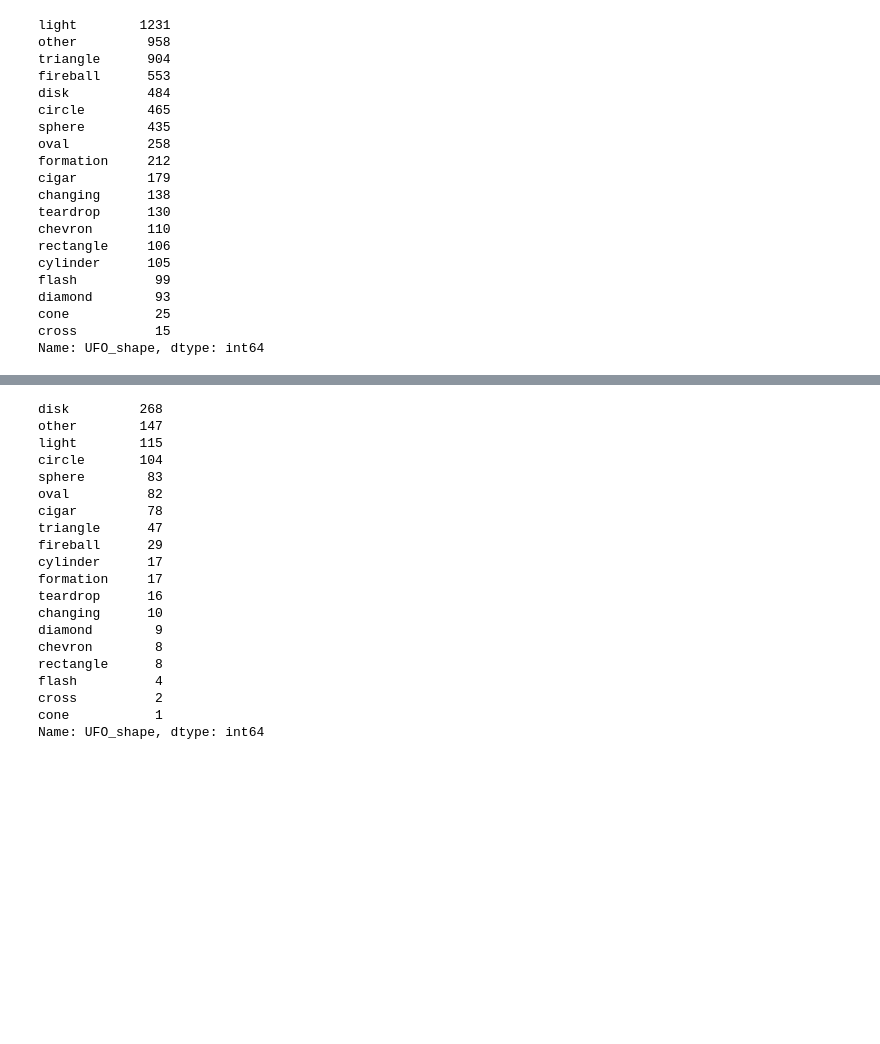
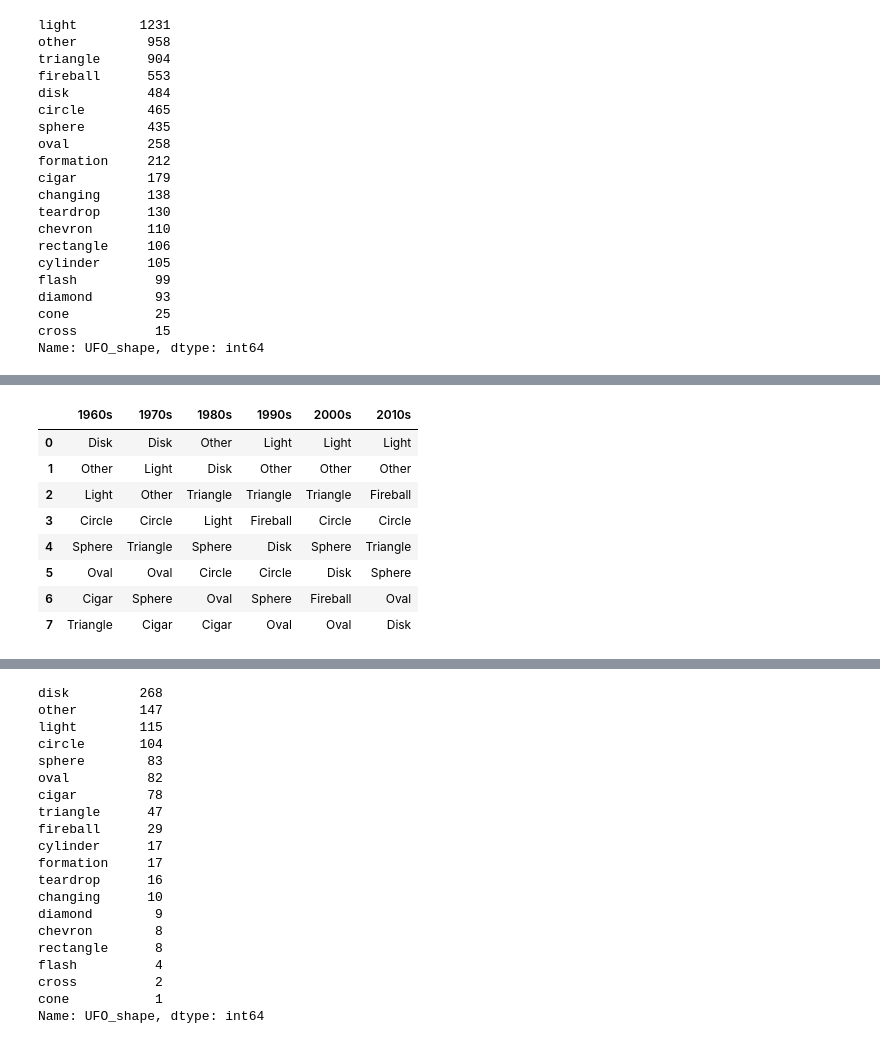
Before and after one commit to abinormal129/SMU-Project-1-UFO-Sightings, a Jupyter notebook: alex_work/decades_to_donutsi.ipynb, the cells around one changed output, grey strips where cells are left out. Drawn from its saved outputs; the diff is of its cells as text; code cells hidden in the pictures; blank space fills up the shorter version.

Commit message:
files/notebooks close to finalized for import into presentation

```diff
--- a/alex_work/decades_to_donutsi.ipynb
+++ b/alex_work/decades_to_donutsi.ipynb
@@ -448,0 +522,38 @@ Name: UFO_shape, dtype: int64
+# %%
+# merge df's into one
+
+df_decade_shape_merge = pd.concat([dropcolumn_1960,
+                                   dropcolumn_1970,
+                                   dropcolumn_1980,
+                                   dropcolumn_1990,
+                                   dropcolumn_2000,
+                                   dropcolumn_2010], axis = 1)
+
+
+
+df_decade_shape_merge = df_decade_shape_merge.style.apply(lambda x: ["background-color: YELLOW" if 'Light' in v else "" for v in x], axis = 1)\
+    .apply(lambda x: ["background-color: SLATEGREY" if 'Other' in v else "" for v in x], axis = 1)\
+            .apply(lambda x: ["background-color: RED" if 'Fireball' in v else "" for v in x], axis = 1)\
+            .apply(lambda x: ["background-color: SKYBLUE" if 'Circle' in v else "" for v in x], axis = 1)\
+            .apply(lambda x: ["background-color: VIOLET" if 'Triangle' in v else "" for v in x], axis = 1)\
+            .apply(lambda x: ["background-color: DODGERBLUE" if 'Sphere' in v else "" for v in x], axis = 1)\
+            .apply(lambda x: ["background-color: CYAN" if 'Oval' in v else "" for v in x], axis = 1)\
+            .apply(lambda x: ["background-color: LIME" if 'Disk' in v else "" for v in x], axis = 1)\
+            .apply(lambda x: ["background-color: PERU" if 'Cigar' in v else "" for v in x], axis = 1)\
+
+
+
+df_decade_shape_merge
+df_decade_shape_merge.to_html("decade_shapes.html")
+# %%
+df_decade_shape_merge
+# %% [output]
+|  | 1960s | 1970s | 1980s | 1990s | 2000s | 2010s |
+| 0 | Disk | Disk | Other | Light | Light | Light |
+| 1 | Other | Light | Disk | Other | Other | Other |
+| 2 | Light | Other | Triangle | Triangle | Triangle | Fireball |
+| 3 | Circle | Circle | Light | Fireball | Circle | Circle |
+| 4 | Sphere | Triangle | Sphere | Disk | Sphere | Triangle |
+| 5 | Oval | Oval | Circle | Circle | Disk | Sphere |
+| 6 | Cigar | Sphere | Oval | Sphere | Fireball | Oval |
+| 7 | Triangle | Cigar | Cigar | Oval | Oval | Disk |
```
Also changed, not shown: parts of 12 cells of this notebook, 7 other files.
